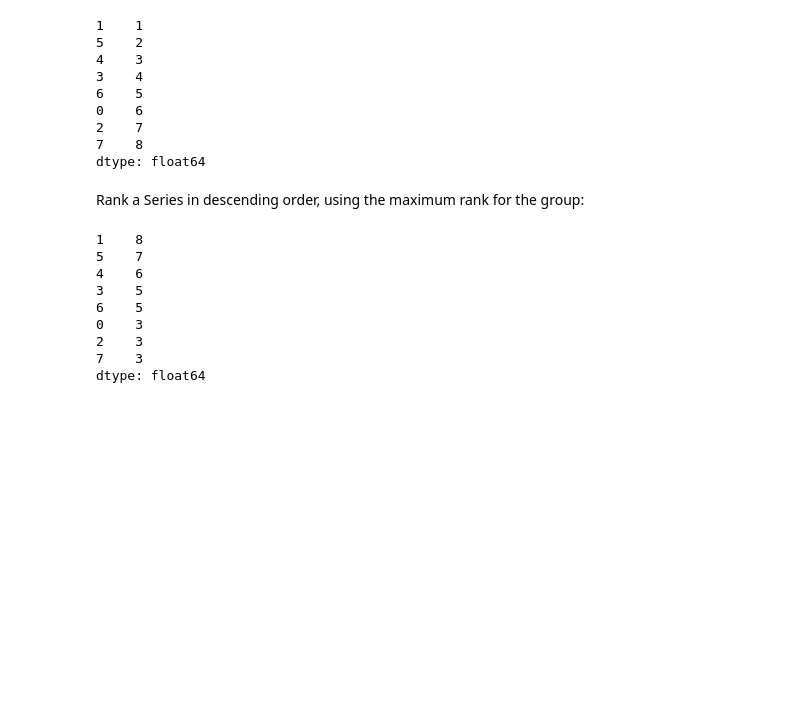
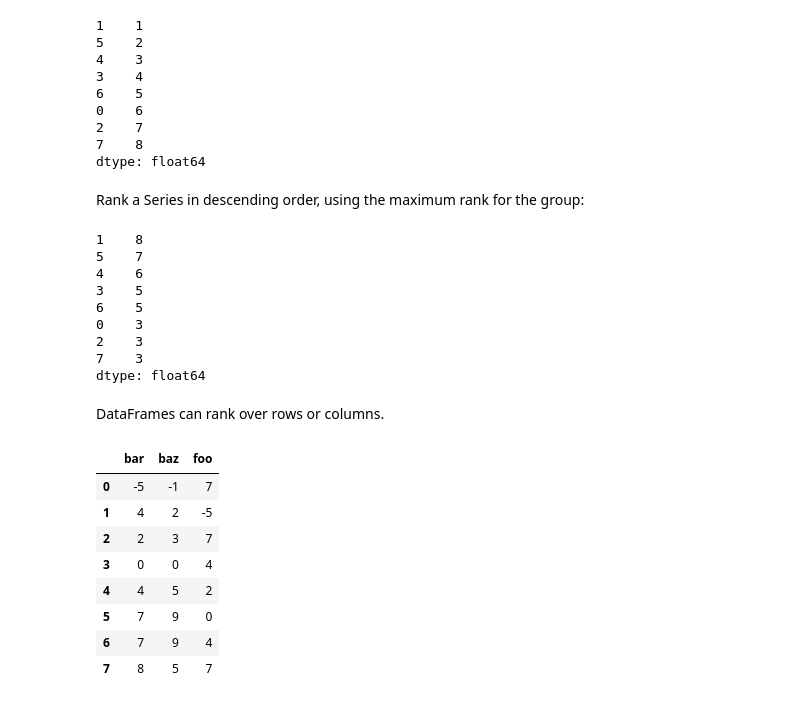
Before and after one commit to donnemartin/data-science-ipython-notebooks, a Jupyter notebook: pandas/pandas.ipynb, the cells around one changed output. Saved outputs shown, nothing was run; the diff lists cells and outputs as text; code cells hidden in the pictures; blank space fills up the shorter version.

Commit message:
Added DataFrame ranking snippets.

```diff
--- a/pandas/pandas.ipynb
+++ b/pandas/pandas.ipynb
@@ -991,3 +991,20 @@ ser_11.rank(ascending=False, method='max')
 2    3
 7    3
 dtype: float64
+# %% [markdown]
+DataFrames can rank over rows or columns.
+# %%
+df_13 = DataFrame({'foo' : [7, -5, 7, 4, 2, 0, 4, 7],
+                   'bar' : [-5, 4, 2, 0, 4, 7, 7, 8],
+                   'baz' : [-1, 2, 3, 0, 5, 9, 9, 5]})
+df_13
+# %% [output]
+|  | bar | baz | foo |
+| 0 | -5 | -1 | 7 |
+| 1 | 4 | 2 | -5 |
+| 2 | 2 | 3 | 7 |
+| 3 | 0 | 0 | 4 |
+| 4 | 4 | 5 | 2 |
+| 5 | 7 | 9 | 0 |
+| 6 | 7 | 9 | 4 |
+| 7 | 8 | 5 | 7 |
```
Also changed, not shown: parts of 4 cells of this notebook.
